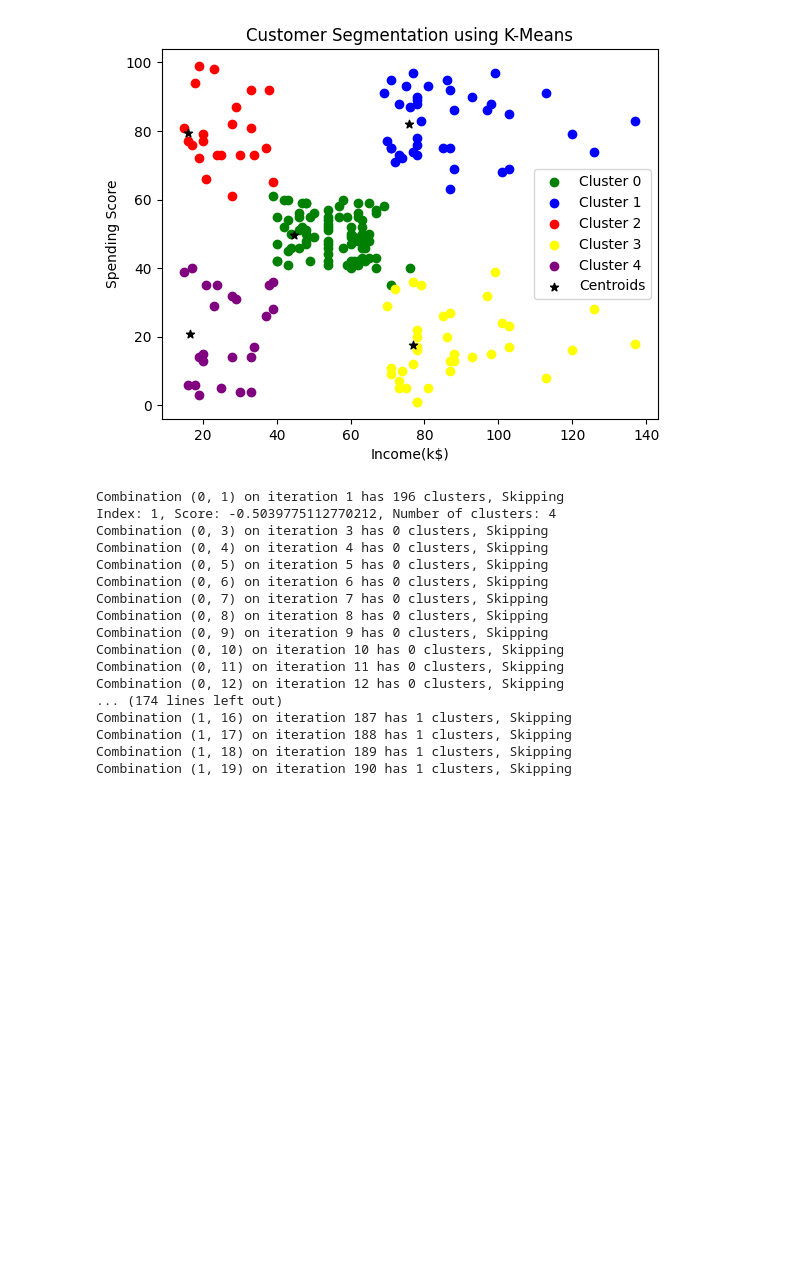
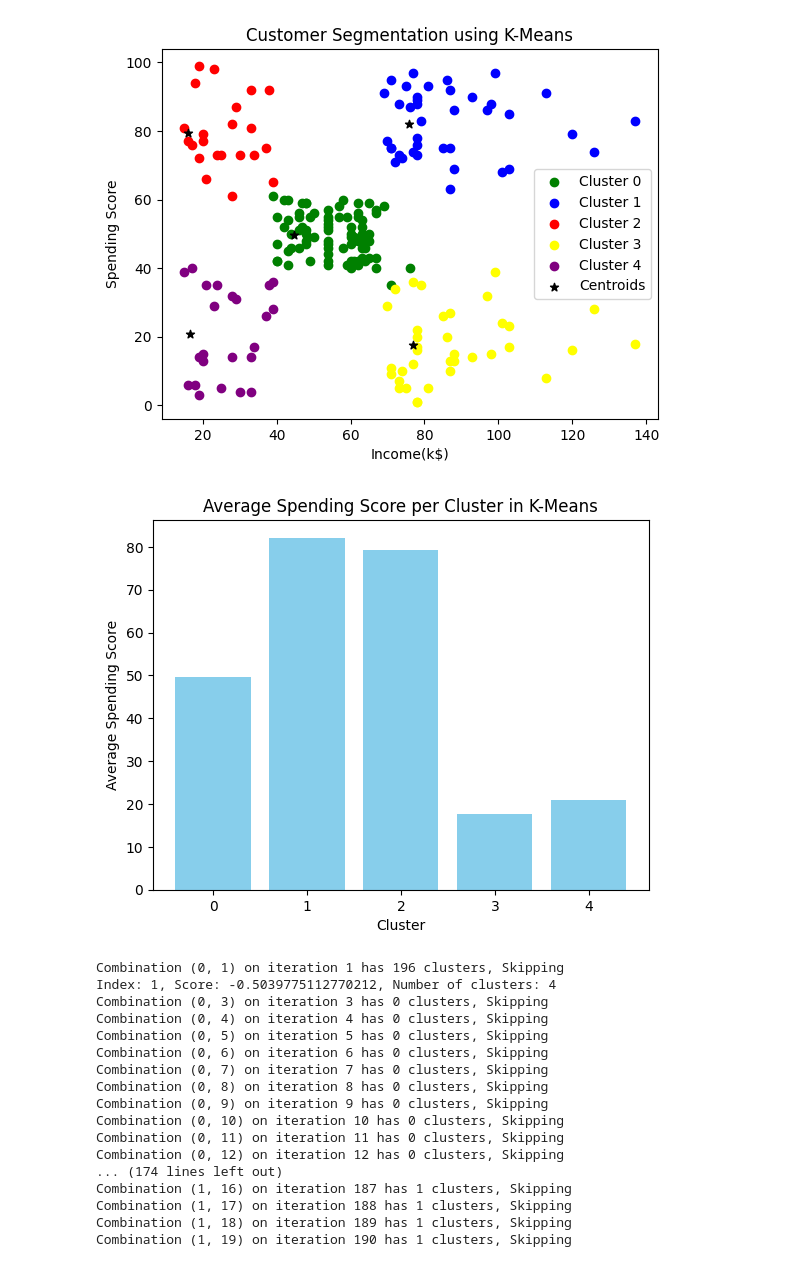
Before and after one commit to mazinbersy/Customer_Segmentation, a Jupyter notebook: model.ipynb, the cells around one changed output. Saved outputs shown, nothing was run; the diff lists cells and outputs as text; code cells hidden in the pictures; blank space fills up the shorter version.

```diff
--- a/model.ipynb
+++ b/model.ipynb
@@ -87,6 +95,18 @@ plt.title("Customer Segmentation using K-Means")
 plt.show()
 # %% [output]
 [figure]
+# %%
+kmeans_average = data.groupby("Kmeans_Cluster")["Spending Score"].mean()
+
+# Plot
+plt.bar(kmeans_average.index, kmeans_average.values, color="skyblue")
+plt.xlabel("Cluster")
+plt.ylabel("Average Spending Score")
+plt.title("Average Spending Score per Cluster in K-Means")
+plt.xticks(kmeans_average.index)
+plt.show()
+# %% [output]
+[figure, added]
 # %%
 from sklearn.cluster import DBSCAN
 from sklearn.metrics import silhouette_score as ss
```
Also changed, not shown: parts of 3 cells of this notebook.
